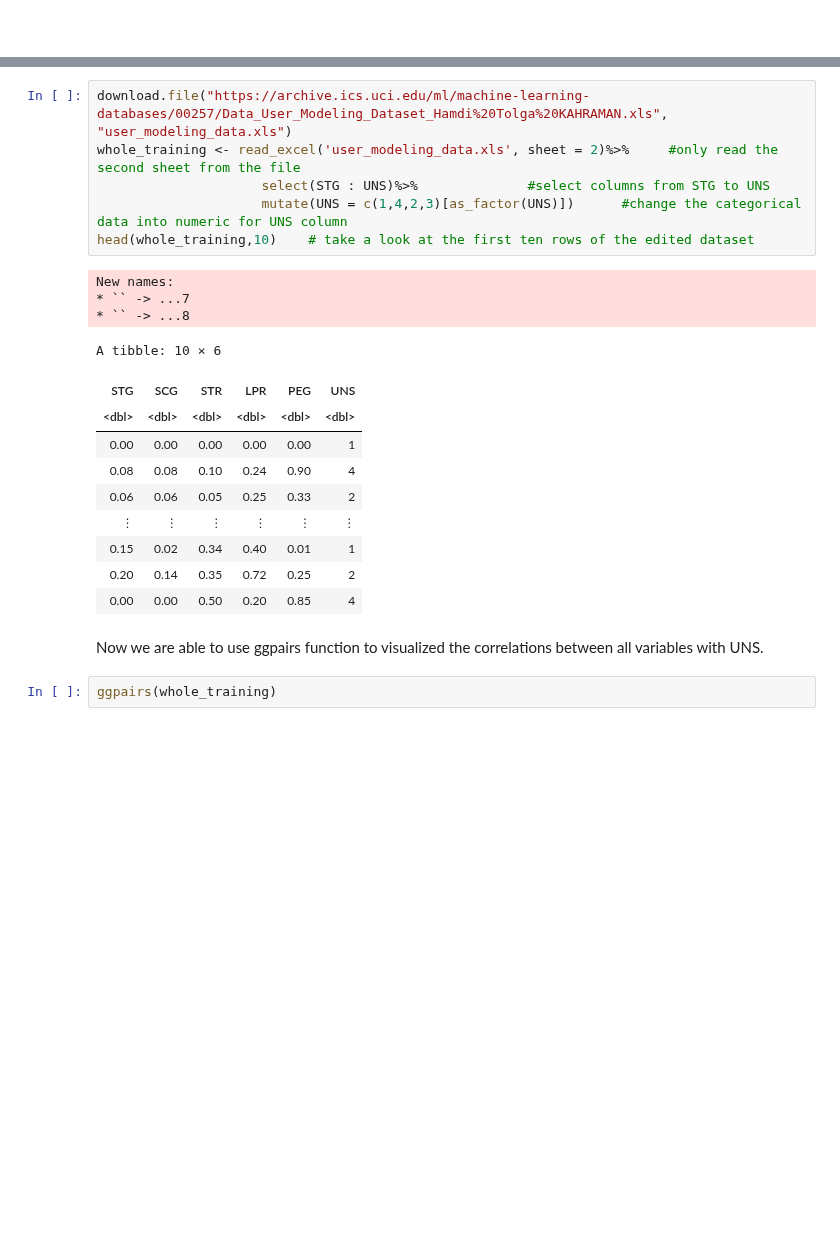
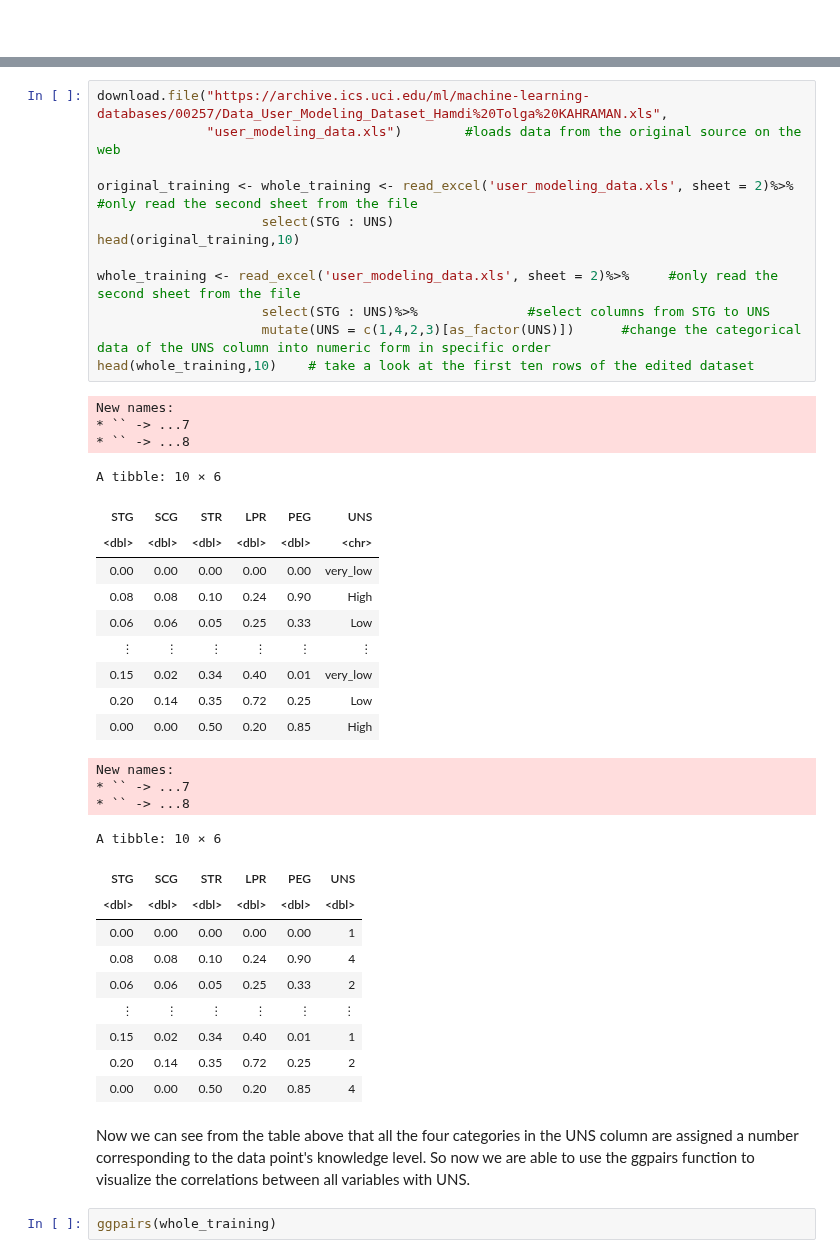
Before and after one commit to pgbenng/DSCI-Group-38-Project, a Jupyter notebook: proposal.ipynb, the cells around one changed output, grey strips where cells are left out. Cells and saved outputs as stored; diff of their text form; blank space fills up the shorter version.

```diff
--- a/proposal.ipynb
+++ b/proposal.ipynb
@@ -47,25 +48,44 @@ We assigned each UNS category a numeric value, from 1 to 4, representing the low
 # %%
-download.file("https://archive.ics.uci.edu/ml/machine-learning-databases/00257/Data_User_Modeling_Dataset_Hamdi%20Tolga%20KAHRAMAN.xls", "user_modeling_data.xls")
+download.file("https://archive.ics.uci.edu/ml/machine-learning-databases/00257/Data_User_Modeling_Dataset_Hamdi%20Tolga%20KAHRAMAN.xls",
+              "user_modeling_data.xls")        #loads data from the original source on the web
+
+original_training <- whole_training <- read_excel('user_modeling_data.xls', sheet = 2)%>%     #only read the second sheet from the file
+                     select(STG : UNS)
+head(original_training,10)
+
 whole_training <- read_excel('user_modeling_data.xls', sheet = 2)%>%     #only read the second sheet from the file
                      select(STG : UNS)%>%              #select columns from STG to UNS
-                     mutate(UNS = c(1,4,2,3)[as_factor(UNS)])      #change the categorical data into numeric for UNS column
+                     mutate(UNS = c(1,4,2,3)[as_factor(UNS)])      #change the categorical data of the UNS column into numeric form in specific order
 head(whole_training,10)    # take a look at the first ten rows of the edited dataset
 # %% [output]
 New names:
 * `` -> ...7
 * `` -> ...8
 A tibble: 10 × 6
 | STG | SCG | STR | LPR | PEG | UNS |
-| <dbl> | <dbl> | <dbl> | <dbl> | <dbl> | <dbl> |
-| 0.00 | 0.00 | 0.00 | 0.00 | 0.00 | 1 |
-| 0.08 | 0.08 | 0.10 | 0.24 | 0.90 | 4 |
-| 0.06 | 0.06 | 0.05 | 0.25 | 0.33 | 2 |
+| <dbl> | <dbl> | <dbl> | <dbl> | <dbl> | <chr> |
+| 0.00 | 0.00 | 0.00 | 0.00 | 0.00 | very_low |
+| 0.08 | 0.08 | 0.10 | 0.24 | 0.90 | High |
+| 0.06 | 0.06 | 0.05 | 0.25 | 0.33 | Low |
 | ⋮ | ⋮ | ⋮ | ⋮ | ⋮ | ⋮ |
-| 0.15 | 0.02 | 0.34 | 0.40 | 0.01 | 1 |
-| 0.20 | 0.14 | 0.35 | 0.72 | 0.25 | 2 |
-| 0.00 | 0.00 | 0.50 | 0.20 | 0.85 | 4 |
+| 0.15 | 0.02 | 0.34 | 0.40 | 0.01 | very_low |
+| 0.20 | 0.14 | 0.35 | 0.72 | 0.25 | Low |
+| 0.00 | 0.00 | 0.50 | 0.20 | 0.85 | High |
+New names:
+* `` -> ...7
+* `` -> ...8
+A tibble: 10 × 6
+| STG | SCG | STR | LPR | PEG | UNS |
+| <dbl> | <dbl> | <dbl> | <dbl> | <dbl> | <dbl> |
+| 0.00 | 0.00 | 0.00 | 0.00 | 0.00 | 1 |
+| 0.08 | 0.08 | 0.10 | 0.24 | 0.90 | 4 |
+| 0.06 | 0.06 | 0.05 | 0.25 | 0.33 | 2 |
+| ⋮ | ⋮ | ⋮ | ⋮ | ⋮ | ⋮ |
+| 0.15 | 0.02 | 0.34 | 0.40 | 0.01 | 1 |
+| 0.20 | 0.14 | 0.35 | 0.72 | 0.25 | 2 |
+| 0.00 | 0.00 | 0.50 | 0.20 | 0.85 | 4 |
 # %% [markdown]
-Now we are able to use ggpairs function to visualized the correlations between all variables with UNS.
+Now we can see from the table above that all the four categories in the UNS column are assigned a number corresponding to the data point's knowledge level. So now we are able to use the ggpairs function to visualize the correlations between all variables with UNS.
 # %%
 ggpairs(whole_training)
 # %% [output]
```
Also changed, not shown: parts of 20 cells of this notebook.
